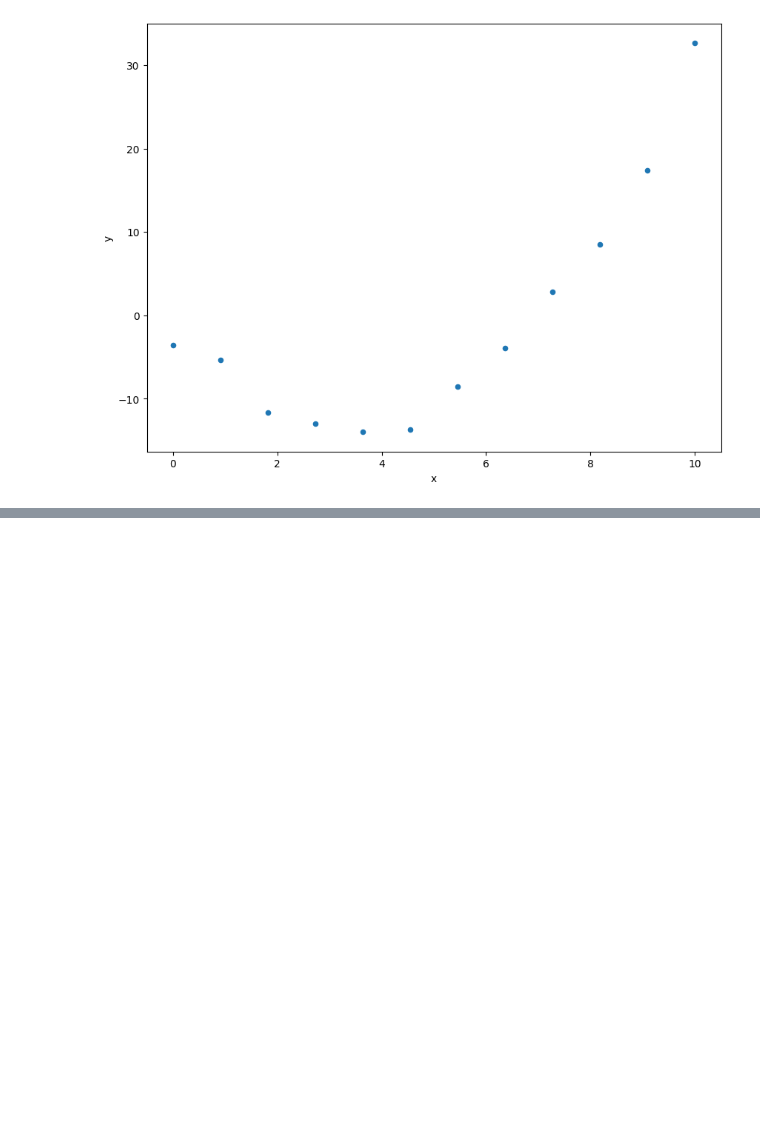
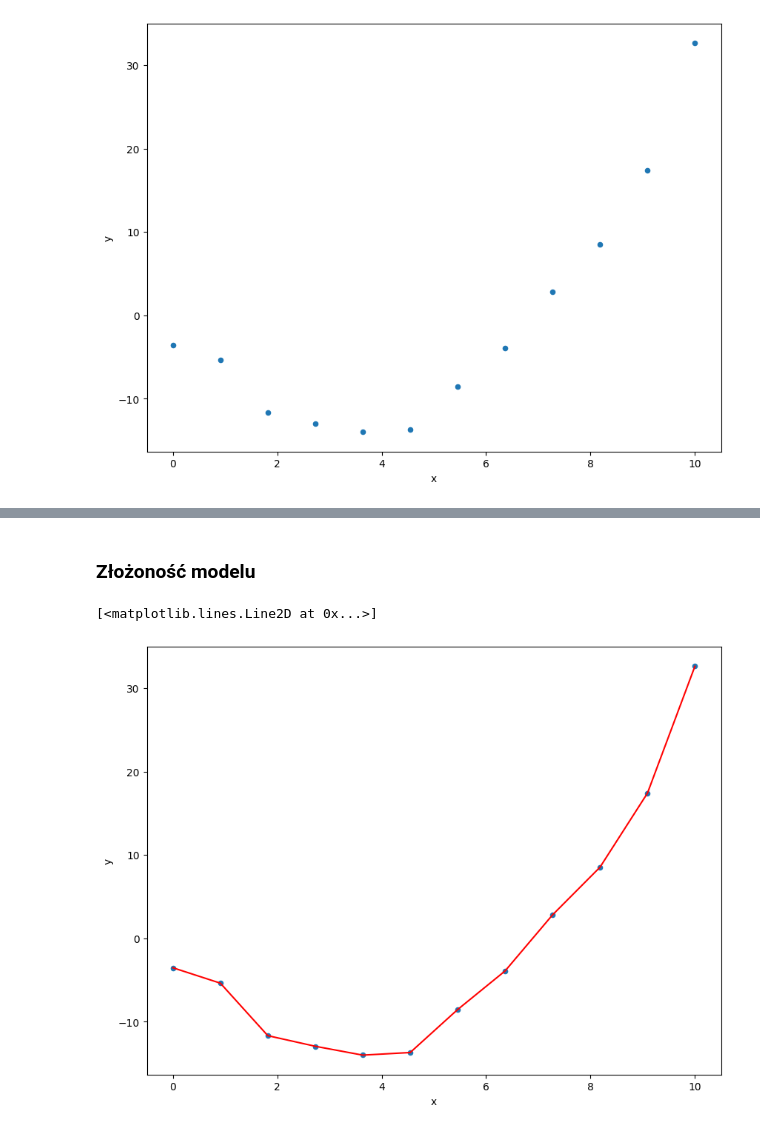
Before and after one commit to AverageGHenjoyer/KursMachineLearningEngineer, a Jupyter notebook: 4_10_non_linear_methods.ipynb, the cells around one changed output, grey strips where cells are left out. Drawn from its saved outputs; the diff is of its cells as text; code cells hidden in the pictures; blank space fills up the shorter version.

```diff
--- a/4_10_non_linear_methods.ipynb
+++ b/4_10_non_linear_methods.ipynb
@@ -30,0 +45,8 @@ xy_df.plot.scatter(x="x", y="y", figsize=(10, 7.5))
+# %% [markdown]
+### Złożoność modelu
+# %%
+xy_df.plot.scatter(x="x", y="y", figsize=(10, 7.5))
+plt.plot(xy_df["x"], xy_df["y"], "-r")
+# %% [output]
+[<matplotlib.lines.Line2D at 0x...>]
+[figure, added]
```
Also changed, not shown: parts of 7 cells of this notebook.
